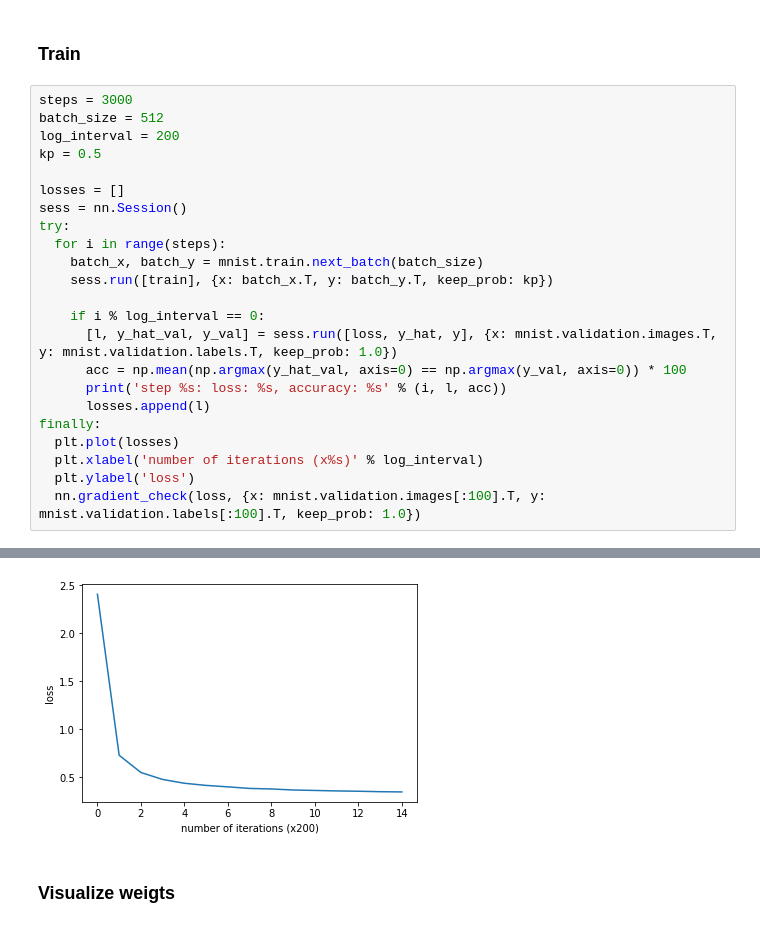
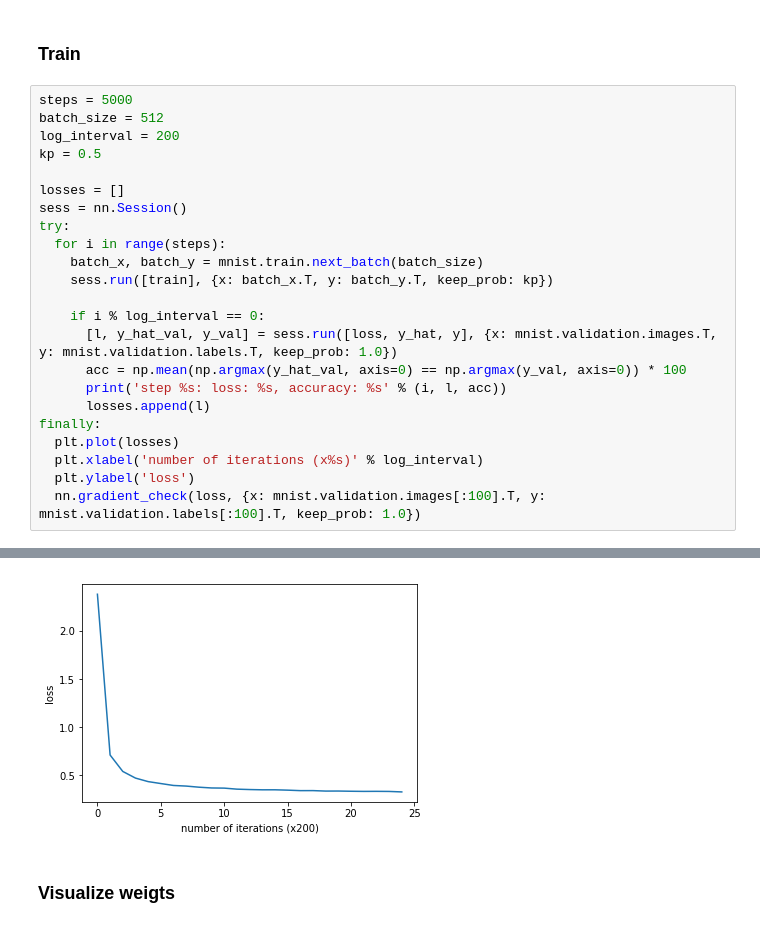
Before and after one commit to v-shmyhlo/machine-learning-playground, a Jupyter notebook: neural_network_framework_v2_mnist.ipynb, the cells around one changed output, grey strips where cells are left out. Cells and saved outputs as stored; diff of their text form.

```diff
--- a/neural_network_framework_v2_mnist.ipynb
+++ b/neural_network_framework_v2_mnist.ipynb
@@ -67,7 +67,7 @@ gradient check: 3.56476605573e-08
 # %% [markdown]
 ### Train
 # %%
-steps = 3000
+steps = 5000
 batch_size = 512
 log_interval = 200
 kp = 0.5
@@ -109,4 +110,4 @@ gradient check: 3.64336530125e-08
-[figure, old version]
+[figure, new version]
 # %% [markdown]
 ### Visualize weigts
 # %%
```
Also changed, not shown: parts of 4 cells of this notebook, 2 other files.
